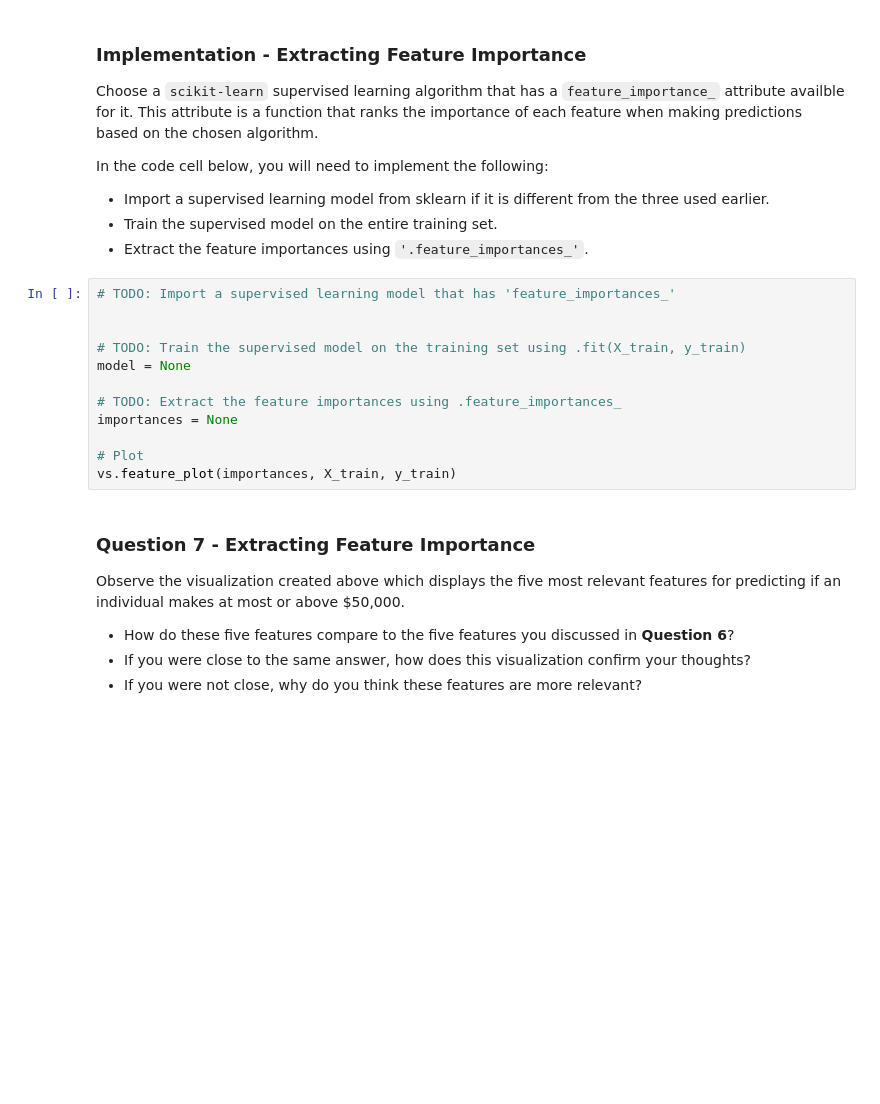
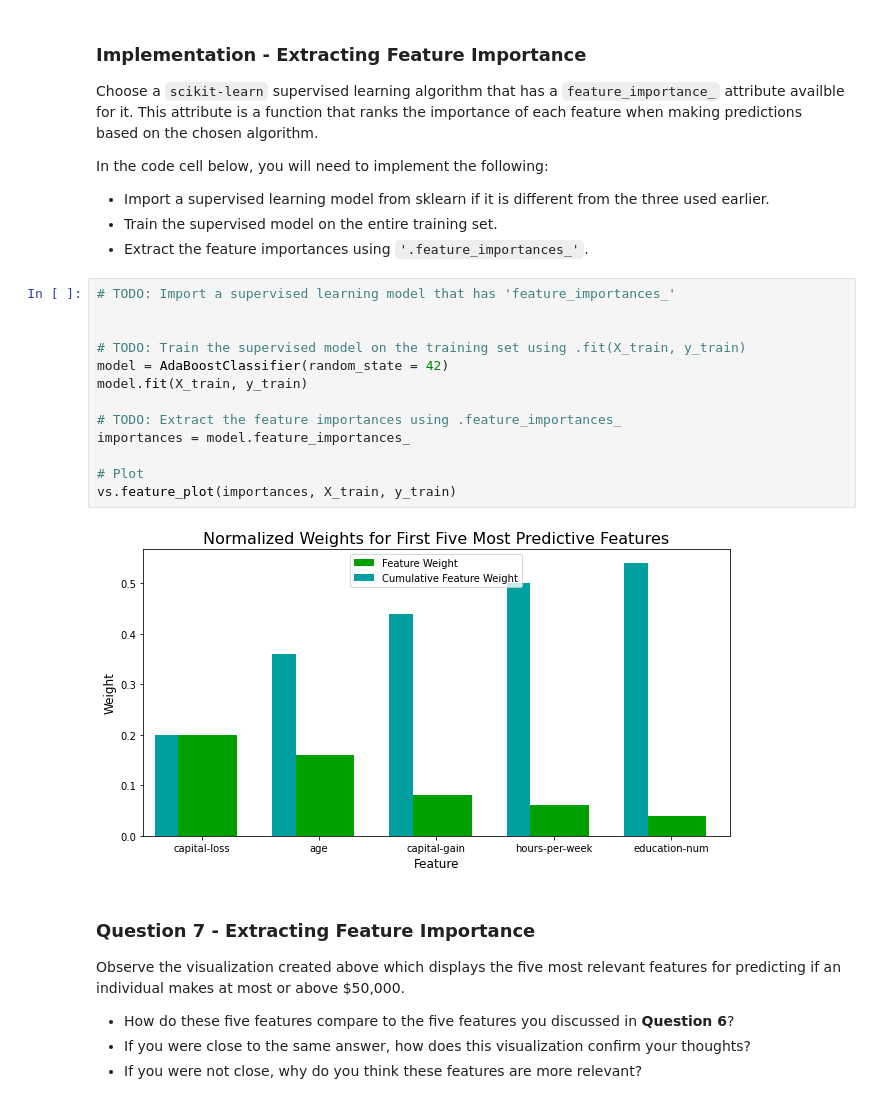
Before and after one commit to ChrisEdel/Introduction-to-Machine-Learning-with-TensorFlow, a Jupyter notebook: finding_donors/finding_donors.ipynb, the cells around one changed output. Saved outputs shown, nothing was run; the diff lists cells and outputs as text; blank space fills up the shorter version.

```diff
--- a/finding_donors/finding_donors.ipynb
+++ b/finding_donors/finding_donors.ipynb
@@ -624,15 +648,18 @@ In the code cell below, you will need to implement the following:
 # %%
 # TODO: Import a supervised learning model that has 'feature_importances_'
 
 
 # TODO: Train the supervised model on the training set using .fit(X_train, y_train)
-model = None
+model = AdaBoostClassifier(random_state = 42)
+model.fit(X_train, y_train)
 
 # TODO: Extract the feature importances using .feature_importances_
-importances = None
+importances = model.feature_importances_
 
 # Plot
 vs.feature_plot(importances, X_train, y_train)
+# %% [output]
+[figure, added]
 # %% [markdown]
 ### Question 7 - Extracting Feature Importance
 
```
Also changed, not shown: parts of 12 cells of this notebook.
